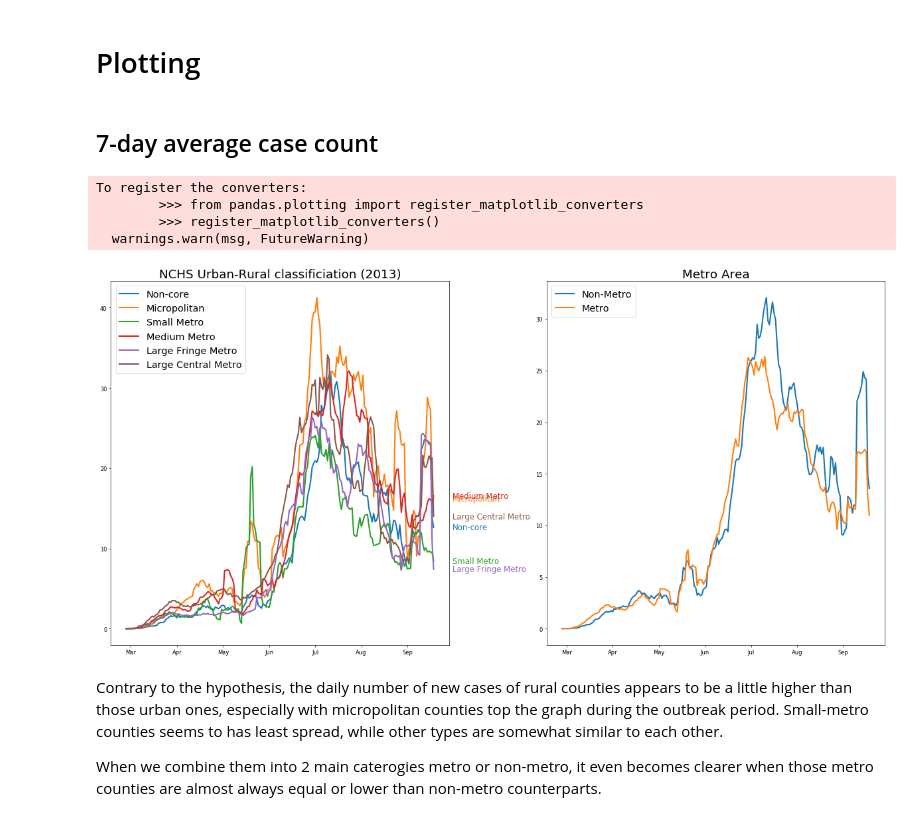
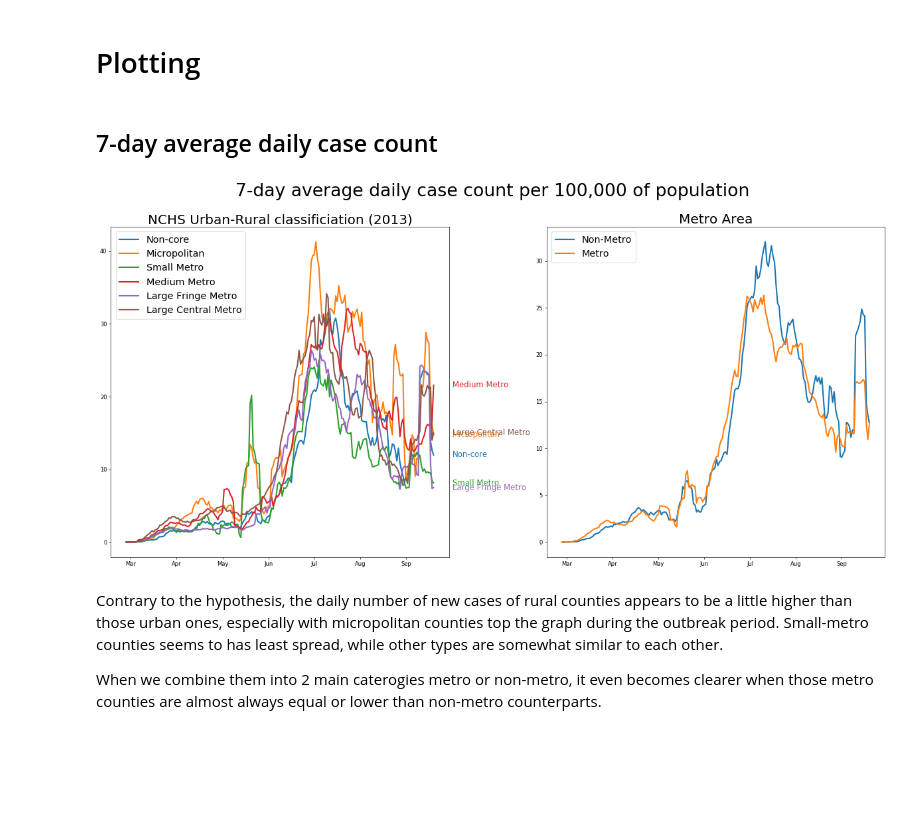
Before and after one commit to Data-Analytics-2020/Hypothesis-Testing-Assignment, a Jupyter notebook: hypothesis_8.ipynb, the cells around one changed output. Cells and saved outputs as stored; diff of their text form; code cells hidden in the pictures; blank space fills up the shorter version.

```diff
--- a/hypothesis_8.ipynb
+++ b/hypothesis_8.ipynb
@@ -90,16 +113,16 @@ from matplotlib import ticker
 import matplotlib.dates as mdates
 
 figsize=(20,10)
-title_size = 22
+title_size = 24
 label_size = 18
 ticker_count= 8
 line_width = 2.5
 # %% [markdown]
-## 7-day average case count
+## 7-day average daily case count
 # %%
 # create figure
 fig = plt.figure(figsize=figsize, dpi=60)
-#fig.suptitle('Daily case count per 100,000 of population', fontsize=32)
+fig.suptitle('7-day average daily case count per 100,000 of population', fontsize=32)
 # and its subplots
 ax1 = fig.add_subplot(1, 2, 1)
 config_subplot(ax1, 'NCHS Urban-Rural classificiation (2013)', title_size, ticker_count)
@@ -116,38 +139,35 @@ for cls in metro_cls:
     ax1.plot(dates, df, label=cls, linewidth=line_width)
 
 # plotting average values of each metro classification
 metro_types = ['Non-Metro', 'Metro']
 for metro_type in metro_types:
     df = merged_df[merged_df['MetroArea'] == metro_type].iloc[:,3:]
     df = df.mean().diff().rolling(window=7).mean()
     ax2.plot(dates, df, label=metro_type, linewidth=line_width)
 
 # using same ylim
 # ax1.set_ylim(0, 45);
 # ax2.set_ylim(0, 45);
 
 # configure legend
 handles, labels = ax1.get_legend_handles_labels()
 ax1.legend(handles, labels, loc='upper left', fontsize='xx-large')
 handles, labels = ax2.get_legend_handles_labels()
 ax2.legend(handles, labels, loc='upper left', fontsize='xx-large')
 
 # configure legend on lines
 for line, name in zip(ax1.lines, metro_cls):
     y = line.get_ydata()[-1]
     ax1.annotate(name, xy=(1,y), xytext=(6,0), color=line.get_color(),
                 xycoords = ax1.get_yaxis_transform(), textcoords="offset points",
                 size=14, va="center")
 
 fig.tight_layout()
+fig.subplots_adjust(top=0.87)
 
 fig.savefig('graphs/hypothesis_8_1.png')
 # %% [output]
-To register the converters:
-        >>> from pandas.plotting import register_matplotlib_converters
-        >>> register_matplotlib_converters()
-  warnings.warn(msg, FutureWarning)
-[figure, old version]
+[figure, new version]
 # %% [markdown]
 Contrary to the hypothesis, the daily number of new cases of rural counties appears to be a little higher than those urban ones, especially with micropolitan counties top the graph during the outbreak period. Small-metro counties seems to has least spread, while other types are somewhat similar to each other.
 
```
Also changed, not shown: parts of 28 cells of this notebook, 5 other files.
